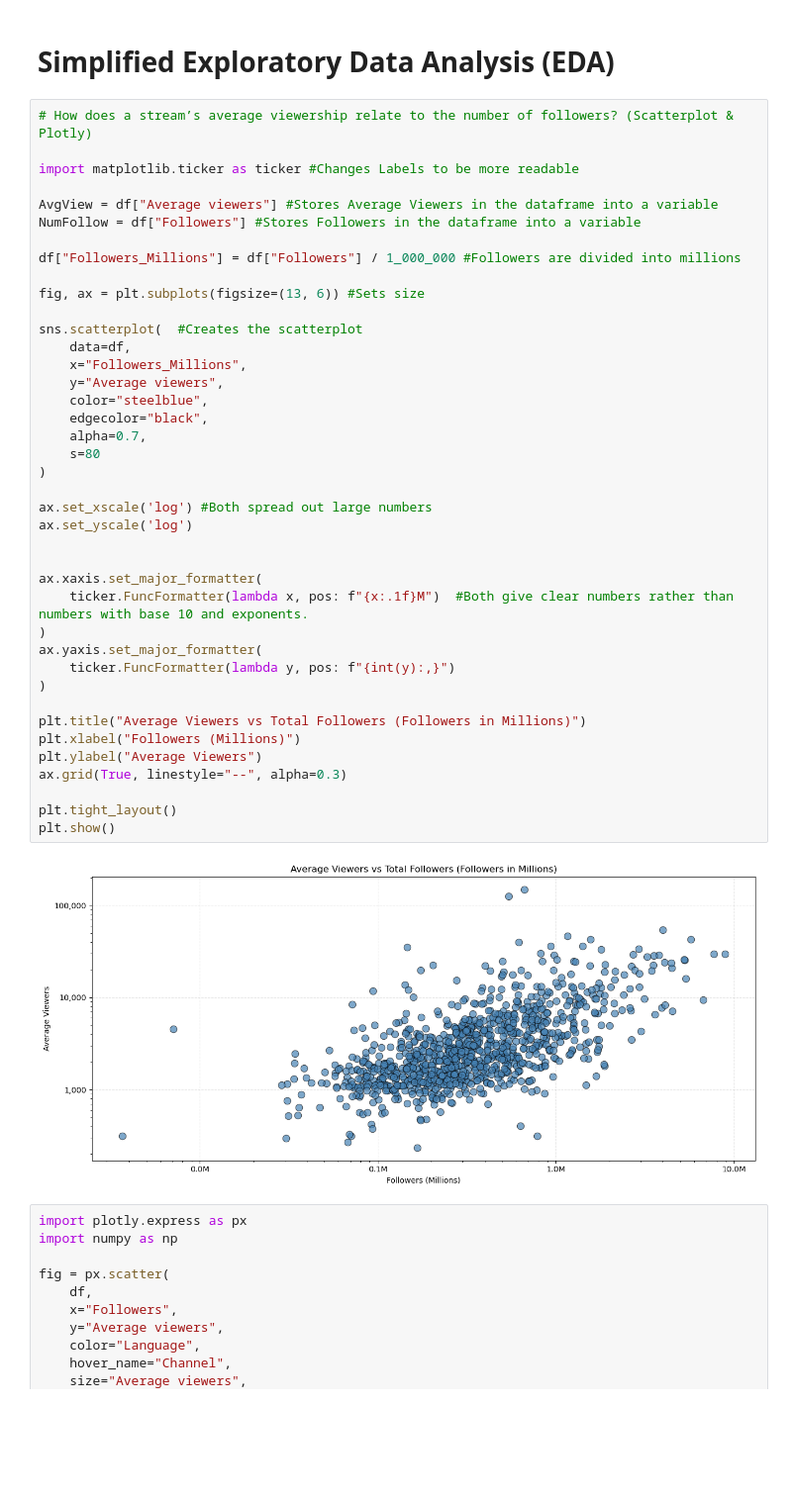
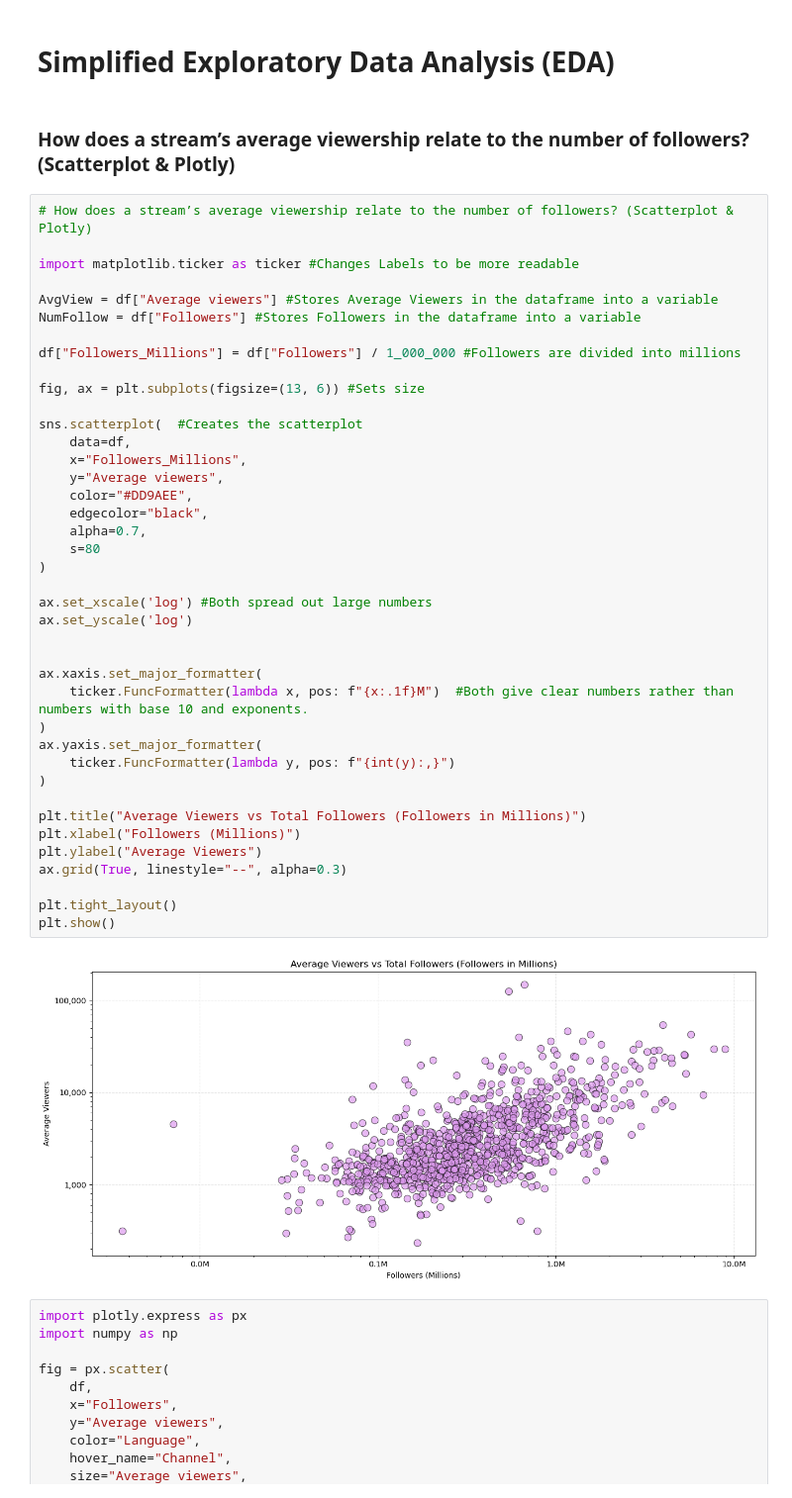
Before and after one commit to IT2053C-Gilany/final-project-martinbv99, a Jupyter notebook: final-projectMartinez.ipynb, the cells around one changed output. Shown at 99% size. Saved outputs shown, nothing was run; the diff lists cells and outputs as text; blank space fills up the shorter version.

Commit message:
2nd graph

```diff
--- a/final-projectMartinez.ipynb
+++ b/final-projectMartinez.ipynb
@@ -98,5 +84,7 @@ print(df.head()) #Making sure it is working and is a dataframe
 # %% [markdown]
 # Simplified Exploratory Data Analysis (EDA)
+# %% [markdown]
+### How does a stream’s average viewership relate to the number of followers? (Scatterplot & Plotly)
 # %%
 # How does a stream’s average viewership relate to the number of followers? (Scatterplot & Plotly)
 
@@ -110,35 +98,35 @@ df["Followers_Millions"] = df["Followers"] / 1_000_000 #Followers are divided in
 fig, ax = plt.subplots(figsize=(13, 6)) #Sets size
 
 sns.scatterplot(  #Creates the scatterplot
     data=df,
     x="Followers_Millions",
     y="Average viewers",
-    color="steelblue",
+    color="#DD9AEE",
     edgecolor="black",
     alpha=0.7,
     s=80
 )
 
 ax.set_xscale('log') #Both spread out large numbers
 ax.set_yscale('log')
 
 
 ax.xaxis.set_major_formatter(
     ticker.FuncFormatter(lambda x, pos: f"{x:.1f}M")  #Both give clear numbers rather than numbers with base 10 and exponents.
 )
 ax.yaxis.set_major_formatter(
     ticker.FuncFormatter(lambda y, pos: f"{int(y):,}")
 )
 
 plt.title("Average Viewers vs Total Followers (Followers in Millions)")
 plt.xlabel("Followers (Millions)")
 plt.ylabel("Average Viewers")
 ax.grid(True, linestyle="--", alpha=0.3)
 
 plt.tight_layout()
 plt.show()
 # %% [output]
-[figure, old version]
+[figure, new version]
 # %%
 import plotly.express as px
 import numpy as np
```
Also changed, not shown: parts of 3 cells of this notebook.
